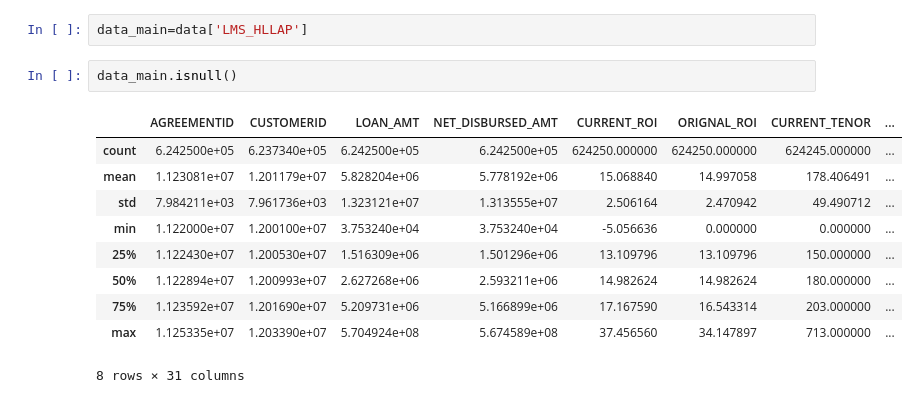
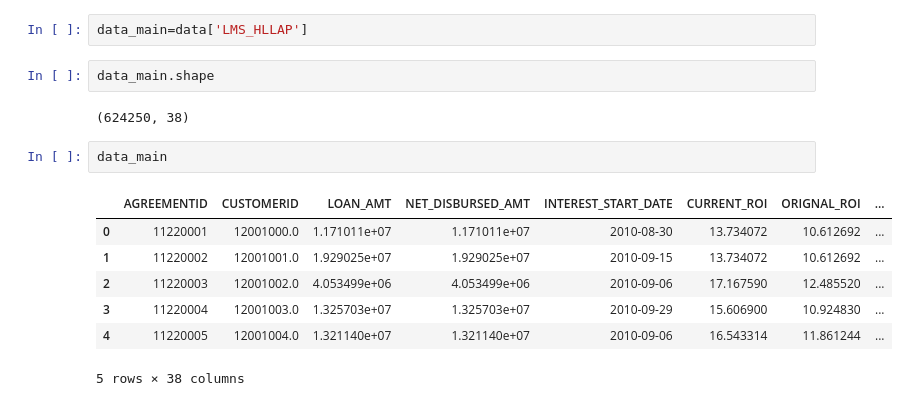
Before and after one commit to piyush-98/Edelweiss-MachineLearning-Challenge, a Jupyter notebook: Forecloser_pred.ipynb, the cells around one changed output. Drawn from its saved outputs; the diff is of its cells as text.

Commit message:
starts

```diff
--- a/Forecloser_pred.ipynb
+++ b/Forecloser_pred.ipynb
@@ -8,16 +24,17 @@ data2=pd.read_excel(r"C:\Users\PIYUSH\Desktop\data\Customers_31JAN2019.xlsx",she
 data_cust=data2['Sheet1']
 # %%
 data_main=data['LMS_HLLAP']
+# %%
+data_main.shape
+# %% [output]
+(624250, 38)
 # %%
-data_main.isnull()
+data_main
 # %% [output]
-|  | AGREEMENTID | CUSTOMERID | LOAN_AMT | NET_DISBURSED_AMT | CURRENT_ROI | ORIGNAL_ROI | CURRENT_TENOR | ... |
-| count | 6.242500e+05 | 6.237340e+05 | 6.242500e+05 | 6.242500e+05 | 624250.000000 | 624250.000000 | 624245.000000 | ... |
-| mean | 1.123081e+07 | 1.201179e+07 | 5.828204e+06 | 5.778192e+06 | 15.068840 | 14.997058 | 178.406491 | ... |
-| std | 7.984211e+03 | 7.961736e+03 | 1.323121e+07 | 1.313555e+07 | 2.506164 | 2.470942 | 49.490712 | ... |
-| min | 1.122000e+07 | 1.200100e+07 | 3.753240e+04 | 3.753240e+04 | -5.056636 | 0.000000 | 0.000000 | ... |
-| 25% | 1.122430e+07 | 1.200530e+07 | 1.516309e+06 | 1.501296e+06 | 13.109796 | 13.109796 | 150.000000 | ... |
-| 50% | 1.122894e+07 | 1.200993e+07 | 2.627268e+06 | 2.593211e+06 | 14.982624 | 14.982624 | 180.000000 | ... |
-| 75% | 1.123592e+07 | 1.201690e+07 | 5.209731e+06 | 5.166899e+06 | 17.167590 | 16.543314 | 203.000000 | ... |
-| max | 1.125335e+07 | 1.203390e+07 | 5.704924e+08 | 5.674589e+08 | 37.456560 | 34.147897 | 713.000000 | ... |
+|  | AGREEMENTID | CUSTOMERID | LOAN_AMT | NET_DISBURSED_AMT | INTEREST_START_DATE | CURRENT_ROI | ORIGNAL_ROI | ... |
+| 0 | 11220001 | 12001000.0 | 1.171011e+07 | 1.171011e+07 | 2010-08-30 | 13.734072 | 10.612692 | ... |
+| 1 | 11220002 | 12001001.0 | 1.929025e+07 | 1.929025e+07 | 2010-09-15 | 13.734072 | 10.612692 | ... |
+| 2 | 11220003 | 12001002.0 | 4.053499e+06 | 4.053499e+06 | 2010-09-06 | 17.167590 | 12.485520 | ... |
+| 3 | 11220004 | 12001003.0 | 1.325703e+07 | 1.325703e+07 | 2010-09-29 | 15.606900 | 10.924830 | ... |
+| 4 | 11220005 | 12001004.0 | 1.321140e+07 | 1.321140e+07 | 2010-09-06 | 16.543314 | 11.861244 | ... |
-8 rows × 31 columns
+5 rows × 38 columns
```
Also changed, not shown: parts of 4 cells of this notebook.
